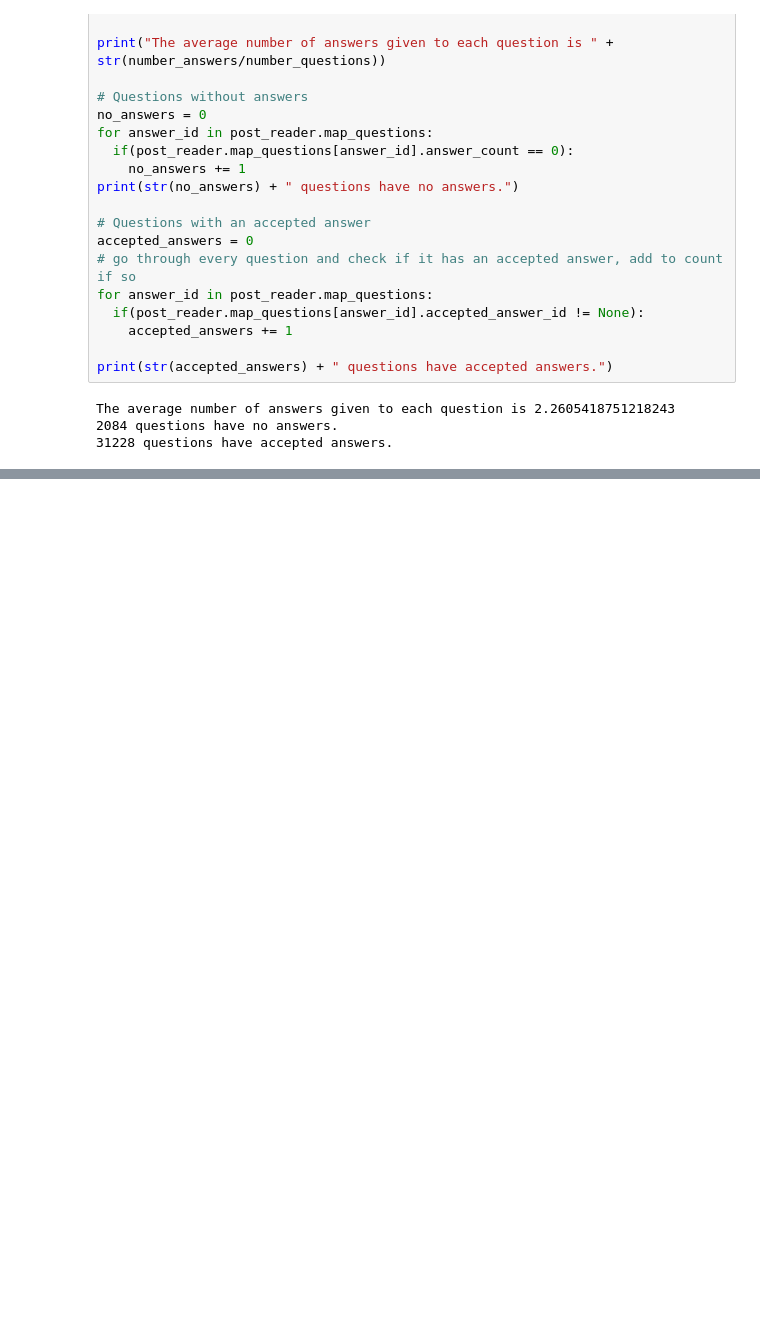
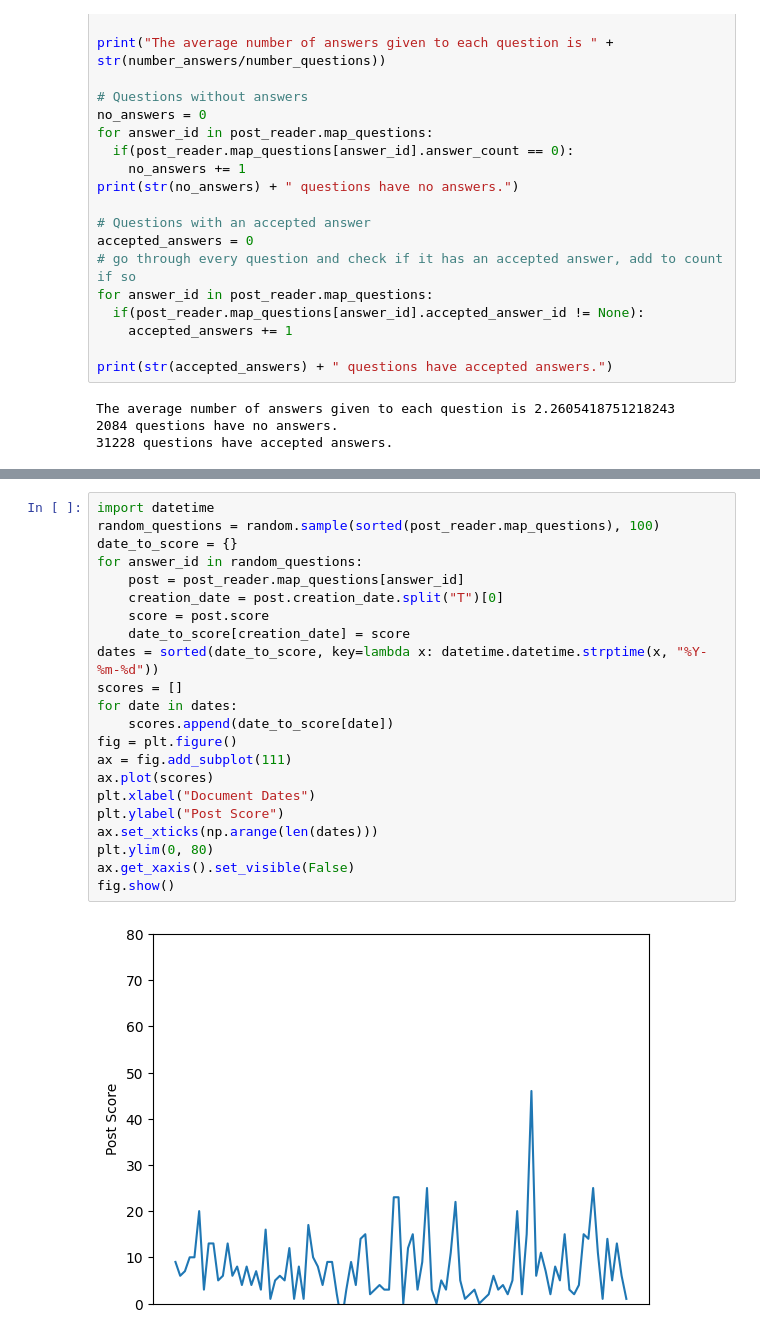
Before and after one commit to Tiffauy/IRCourse-TiffanyHoeung-MikeBelley, a Jupyter notebook: Project1_Questions.ipynb, the cells around one changed output, grey strips where cells are left out. Saved outputs shown, nothing was run; the diff lists cells and outputs as text; blank space fills up the shorter version.

Commit message:
Step 3 Questions

```diff
--- a/Project1_Questions.ipynb
+++ b/Project1_Questions.ipynb
@@ -95,0 +131,24 @@ fig.show()
+# %%
+import datetime
+random_questions = random.sample(sorted(post_reader.map_questions), 100)
+date_to_score = {}
+for answer_id in random_questions:
+    post = post_reader.map_questions[answer_id]
+    creation_date = post.creation_date.split("T")[0]
+    score = post.score
+    date_to_score[creation_date] = score
+dates = sorted(date_to_score, key=lambda x: datetime.datetime.strptime(x, "%Y-%m-%d"))
+scores = []
+for date in dates:
+    scores.append(date_to_score[date])
+fig = plt.figure()
+ax = fig.add_subplot(111)
+ax.plot(scores)
+plt.xlabel("Document Dates")
+plt.ylabel("Post Score")
+ax.set_xticks(np.arange(len(dates)))
+plt.ylim(0, 80)
+ax.get_xaxis().set_visible(False)
+fig.show()
+# %% [output]
+[figure, added]
```
Also changed, not shown: parts of 3 cells of this notebook.
